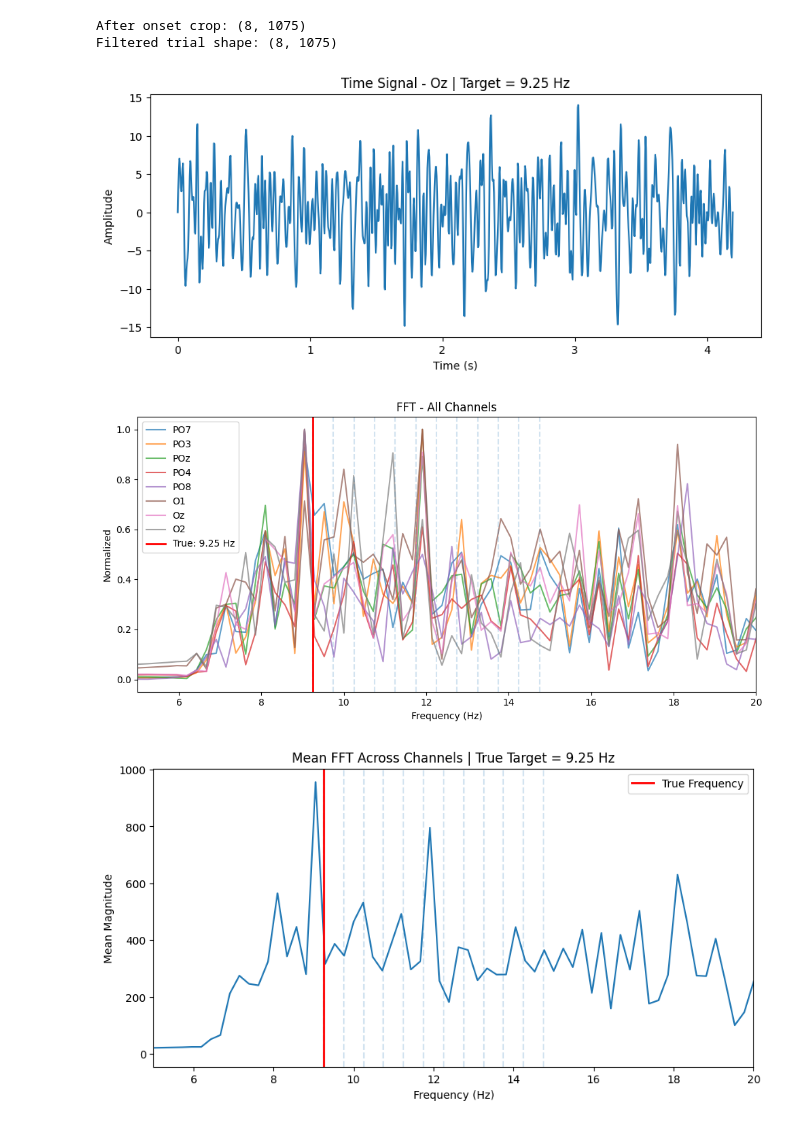
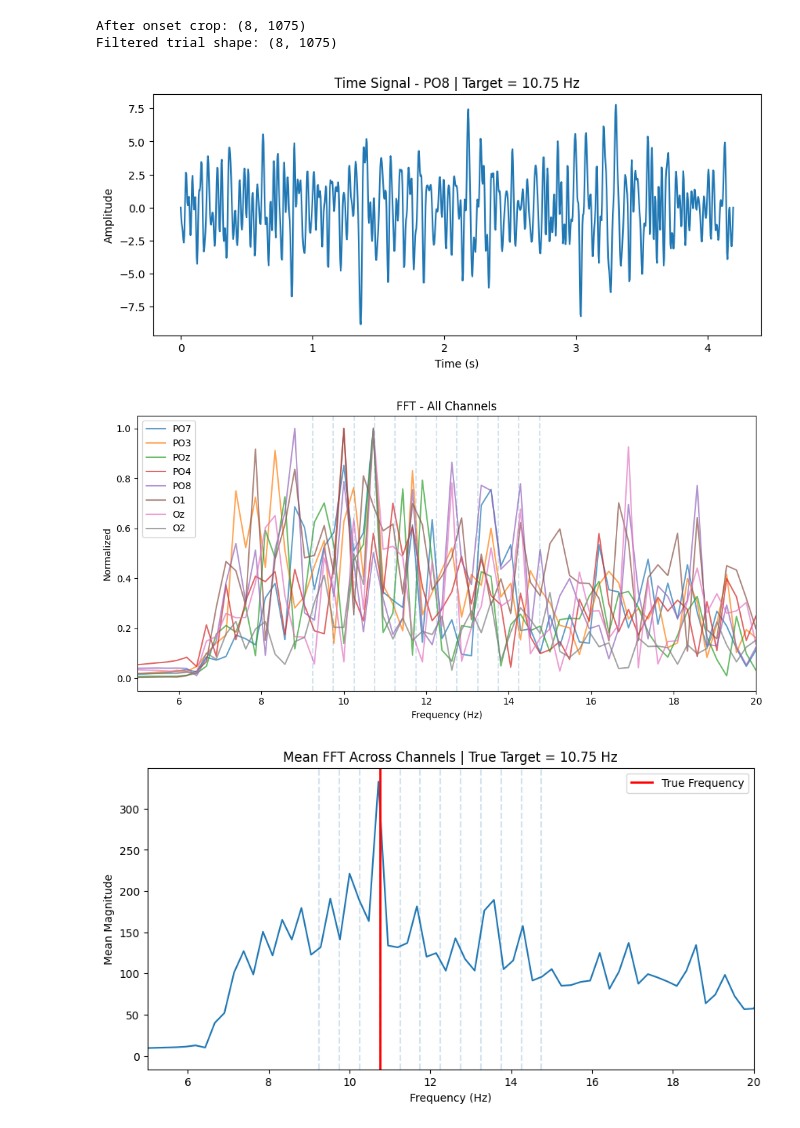
Before and after one commit to LuchithaP/SSVEP, a Jupyter notebook: notebooks/01_fft_baseline.ipynb, the cells around one changed output. Drawn from its saved outputs; the diff is of its cells as text; code cells hidden in the pictures.

```diff
--- a/notebooks/01_fft_baseline.ipynb
+++ b/notebooks/01_fft_baseline.ipynb
@@ -23,8 +21,8 @@ print("EEG shape:", eeg.shape)
 # %% [output]
 EEG shape: (12, 8, 1114, 15)
 # %%
-target_idx = 0
-trial_idx = 0
+target_idx = 9
+trial_idx = 10
 
 trial = eeg[target_idx, :, :, trial_idx]
 print("One raw trial shape:", trial.shape)
@@ -40,7 +38,7 @@ print("Filtered trial shape:", trial_filt.shape)
 After onset crop: (8, 1075)
 Filtered trial shape: (8, 1075)
 # %%
-channel_idx = 6  # Oz
+channel_idx = 4 # Oz
 x = trial_filt[channel_idx]
 t = np.arange(len(x)) / FS
 
@@ -51,18 +49,18 @@ plt.ylabel("Amplitude")
 plt.title(f"Time Signal - {CH_NAMES[channel_idx]} | Target = {TARGET_FREQS[target_idx]} Hz")
 plt.show()
 # %% [output]
-[figure, old version]
+[figure, new version]
 # %%
 plot_fft_all_channels(
     trial_filt,
     fs=FS,
     ch_names=CH_NAMES,
-    target_freq=TARGET_FREQS,
+    target_freq=None,
     target_freqs=TARGET_FREQS,
     normalize=True,
 )
 # %% [output]
-[figure, old version]
+[figure, new version]
 # %%
 freqs, fft_vals = compute_fft(trial_filt, fs=FS)
 mean_spectrum = fft_vals.mean(axis=0)
@@ -81,7 +79,7 @@ plt.axvline(TARGET_FREQS[target_idx], color="red", linewidth=2, label="True Freq
 plt.legend()
 plt.show()
 # %% [output]
-[figure, old version]
+[figure, new version]
 # %%
 scores = fft_scores(trial_filt, fs=FS)
 
```
Also changed, not shown: parts of 8 cells of this notebook, 11 other files.
